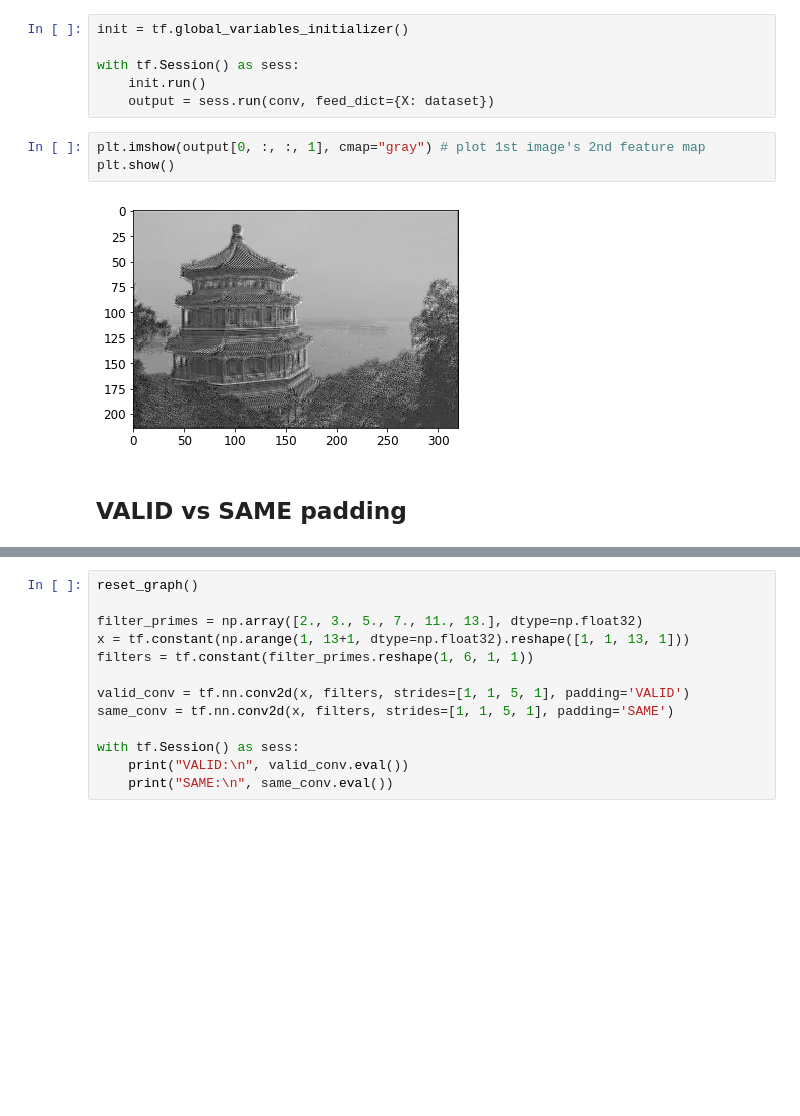
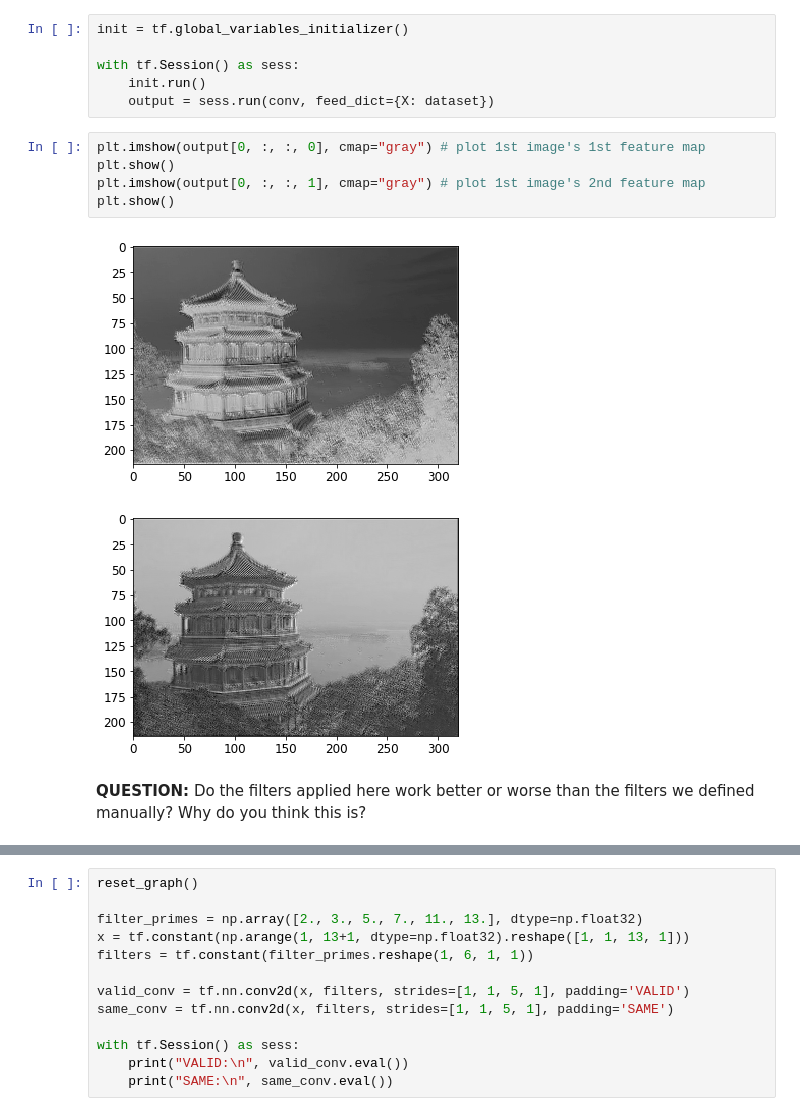
Before and after one commit to davefeilseifer/cs791-mlapps, a Jupyter notebook: deepML/Convolutional_neural_networks.ipynb, the cells around one changed output, grey strips where cells are left out. Drawn from its saved outputs; the diff is of its cells as text; blank space fills up the shorter version.

```diff
--- a/deepML/Convolutional_neural_networks.ipynb
+++ b/deepML/Convolutional_neural_networks.ipynb
@@ -159,9 +185,12 @@ with tf.Session() as sess:
     init.run()
     output = sess.run(conv, feed_dict={X: dataset})
 # %%
+plt.imshow(output[0, :, :, 0], cmap="gray") # plot 1st image's 1st feature map
+plt.show()
 plt.imshow(output[0, :, :, 1], cmap="gray") # plot 1st image's 2nd feature map
 plt.show()
 # %% [output]
-[figure, old version]
+[figure, new version]
+[figure, added]
-# %% [markdown]
-## VALID vs SAME padding
+# %% [markdown]
+**QUESTION:** Do the filters applied here work better or worse than the filters we defined manually? Why do you think this is?
```
Also changed, not shown: parts of 30 cells of this notebook.
